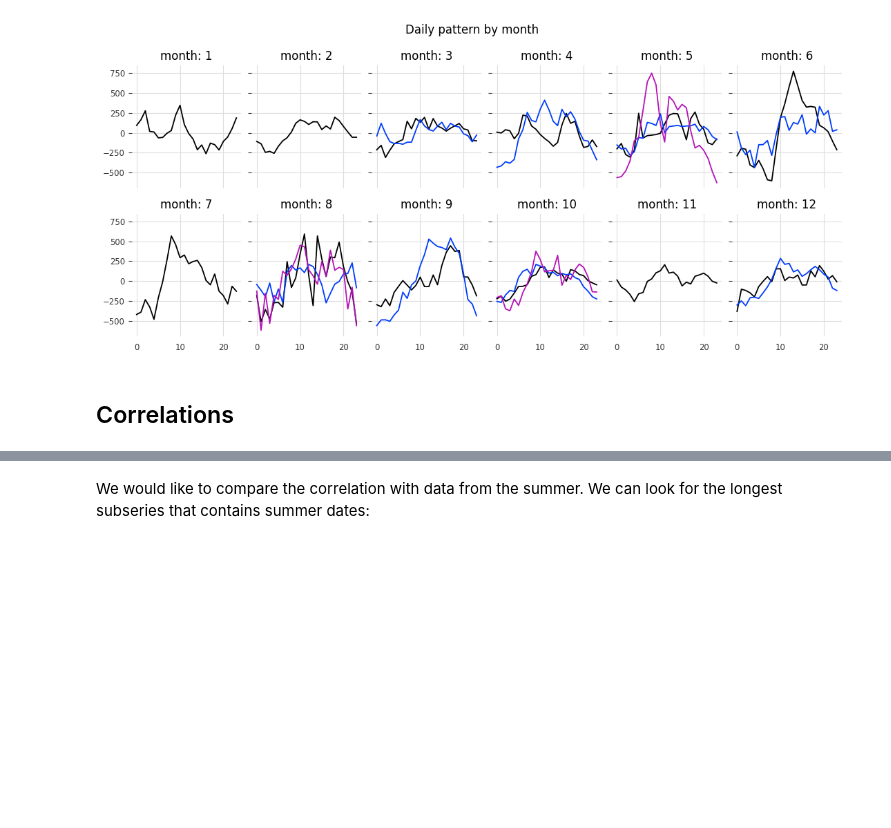
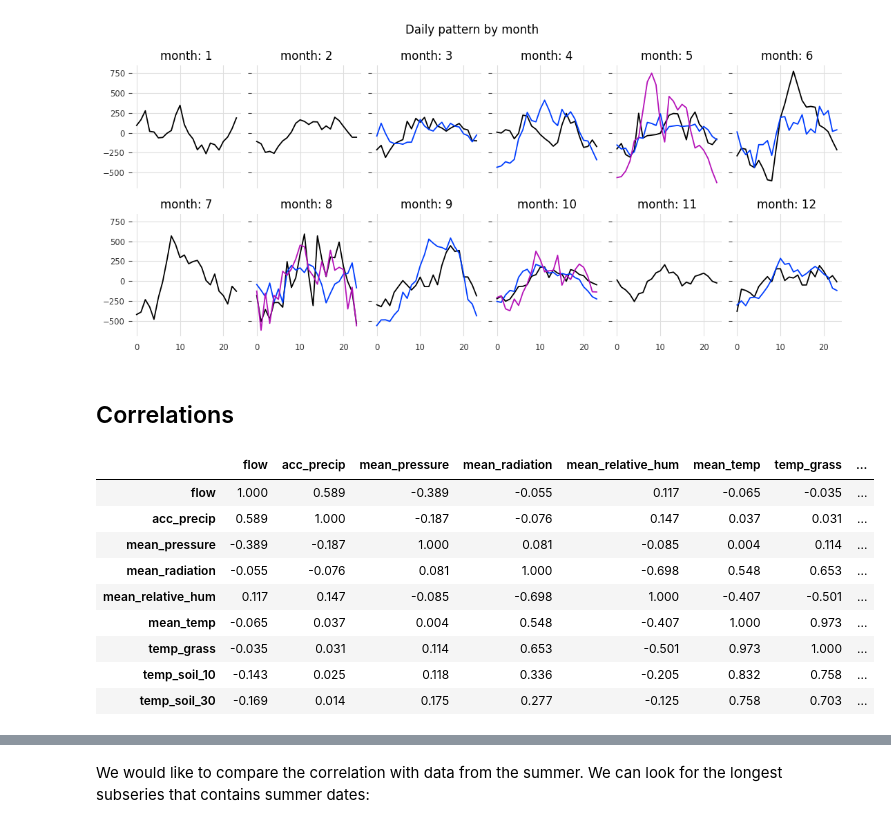
Before and after one commit to DHI/WaterBench-TimeSeries-WWTPINflow, a Jupyter notebook: code/overview.ipynb, the cells around one changed output, grey strips where cells are left out. Drawn from its saved outputs; the diff is of its cells as text; code cells hidden in the pictures; blank space fills up the shorter version.

```diff
--- a/code/overview.ipynb
+++ b/code/overview.ipynb
@@ -151,0 +143,13 @@ def lp_filter(x: np.array, alpha: float) -> np.array:
+# %%
+data.corr().style.background_gradient(cmap="coolwarm").format(precision=3)
+# %% [output]
+|  | flow | acc_precip | mean_pressure | mean_radiation | mean_relative_hum | mean_temp | temp_grass | ... |
+| flow | 1.000 | 0.589 | -0.389 | -0.055 | 0.117 | -0.065 | -0.035 | ... |
+| acc_precip | 0.589 | 1.000 | -0.187 | -0.076 | 0.147 | 0.037 | 0.031 | ... |
+| mean_pressure | -0.389 | -0.187 | 1.000 | 0.081 | -0.085 | 0.004 | 0.114 | ... |
+| mean_radiation | -0.055 | -0.076 | 0.081 | 1.000 | -0.698 | 0.548 | 0.653 | ... |
+| mean_relative_hum | 0.117 | 0.147 | -0.085 | -0.698 | 1.000 | -0.407 | -0.501 | ... |
+| mean_temp | -0.065 | 0.037 | 0.004 | 0.548 | -0.407 | 1.000 | 0.973 | ... |
+| temp_grass | -0.035 | 0.031 | 0.114 | 0.653 | -0.501 | 0.973 | 1.000 | ... |
+| temp_soil_10 | -0.143 | 0.025 | 0.118 | 0.336 | -0.205 | 0.832 | 0.758 | ... |
+| temp_soil_30 | -0.169 | 0.014 | 0.175 | 0.277 | -0.125 | 0.758 | 0.703 | ... |
```
Also changed, not shown: parts of 14 cells of this notebook, 5 other files.
